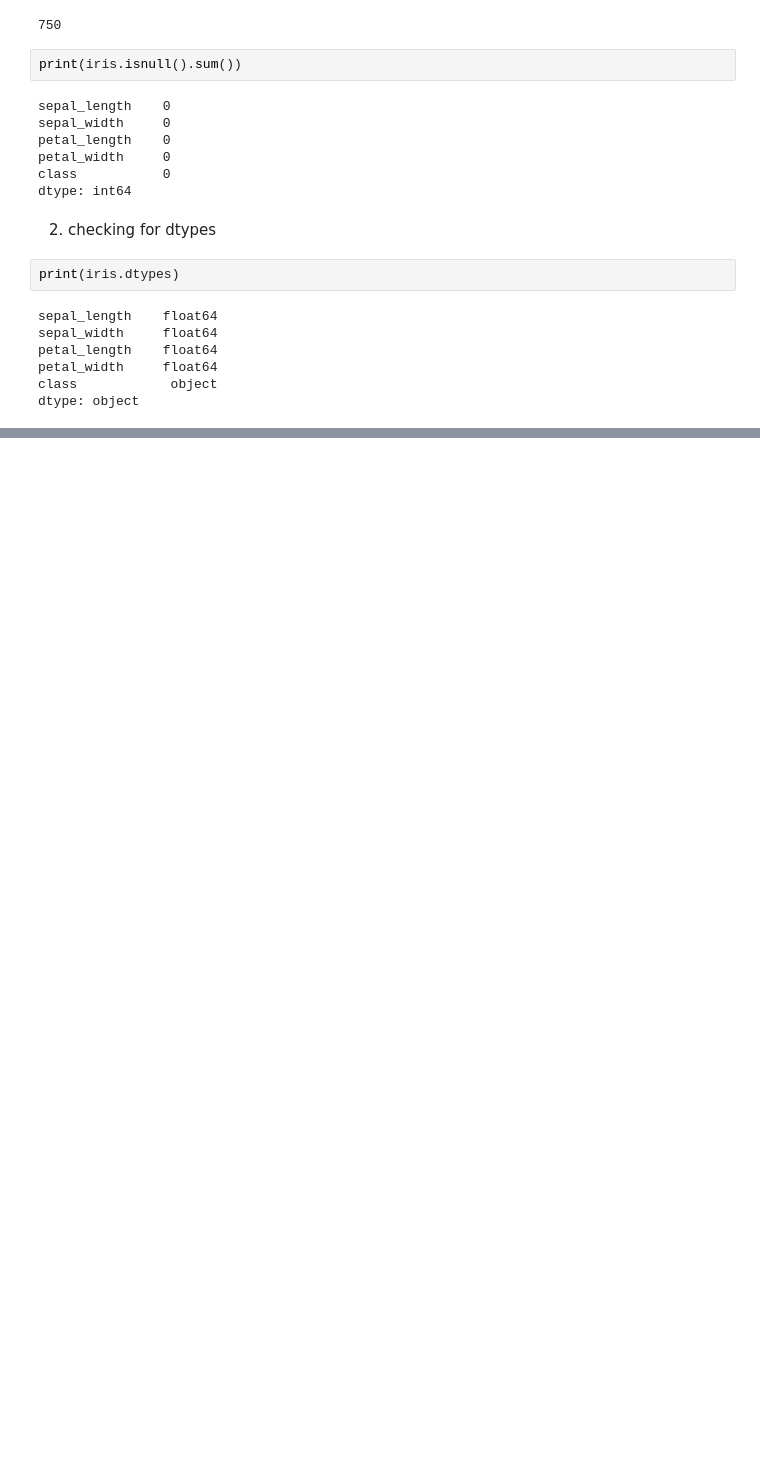
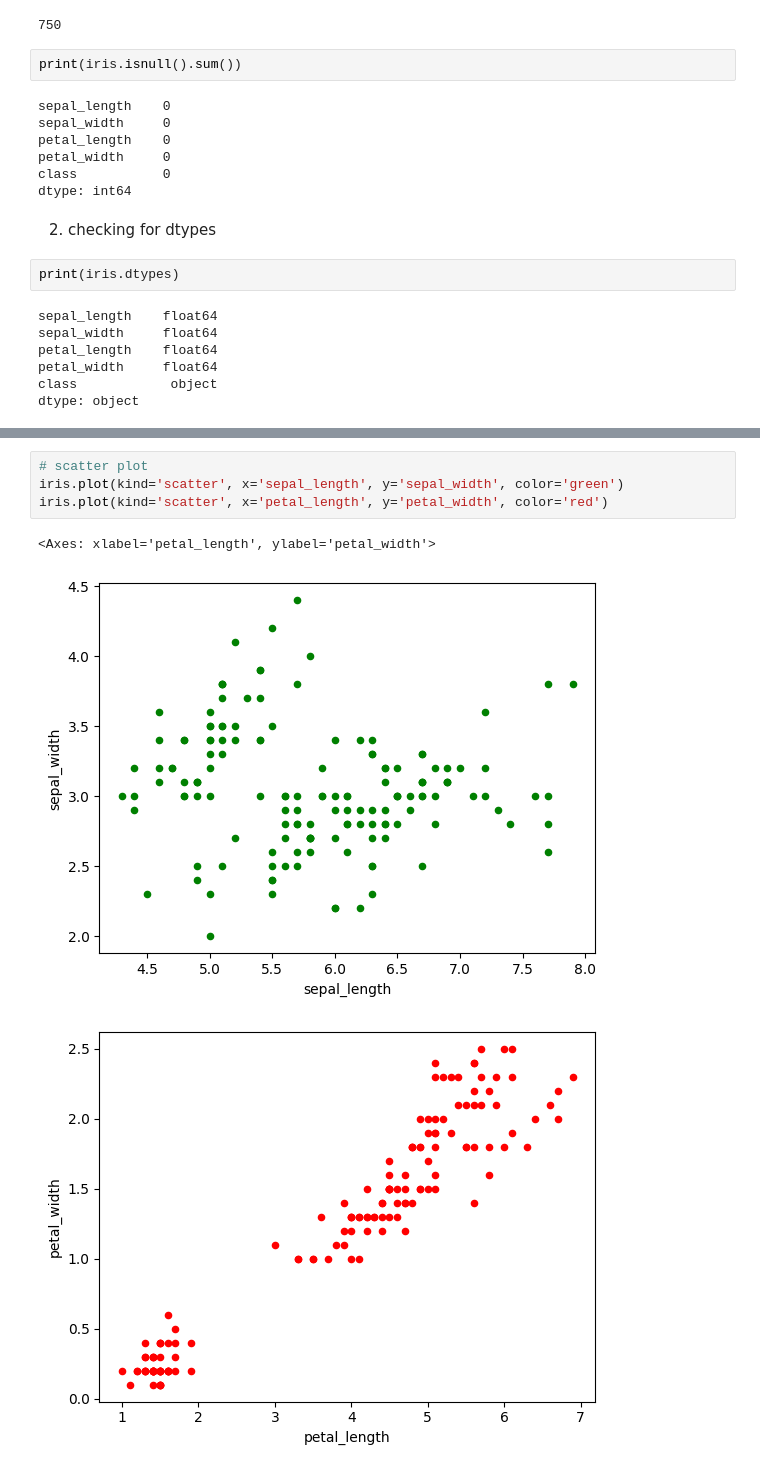
Before and after one commit to uniitee/ks, a Jupyter notebook: task02_iris.ipynb, the cells around one changed output, grey strips where cells are left out. Saved outputs shown, nothing was run; the diff lists cells and outputs as text; blank space fills up the shorter version.

```diff
--- a/task02_iris.ipynb
+++ b/task02_iris.ipynb
@@ -56,0 +84,8 @@ dtype: object
+# %%
+# scatter plot
+iris.plot(kind='scatter', x='sepal_length', y='sepal_width', color='green')
+iris.plot(kind='scatter', x='petal_length', y='petal_width', color='red')
+# %% [output]
+<Axes: xlabel='petal_length', ylabel='petal_width'>
+[figure, added]
+[figure, added]
```
Also changed, not shown: parts of 9 cells of this notebook.
